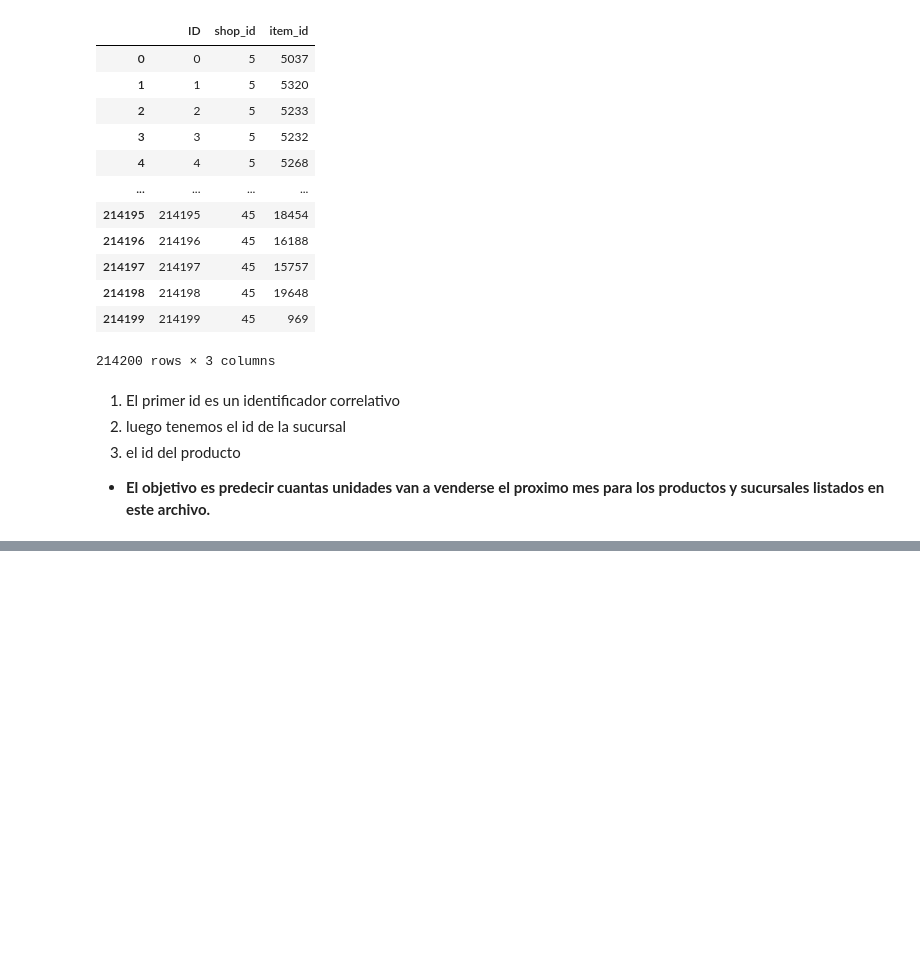
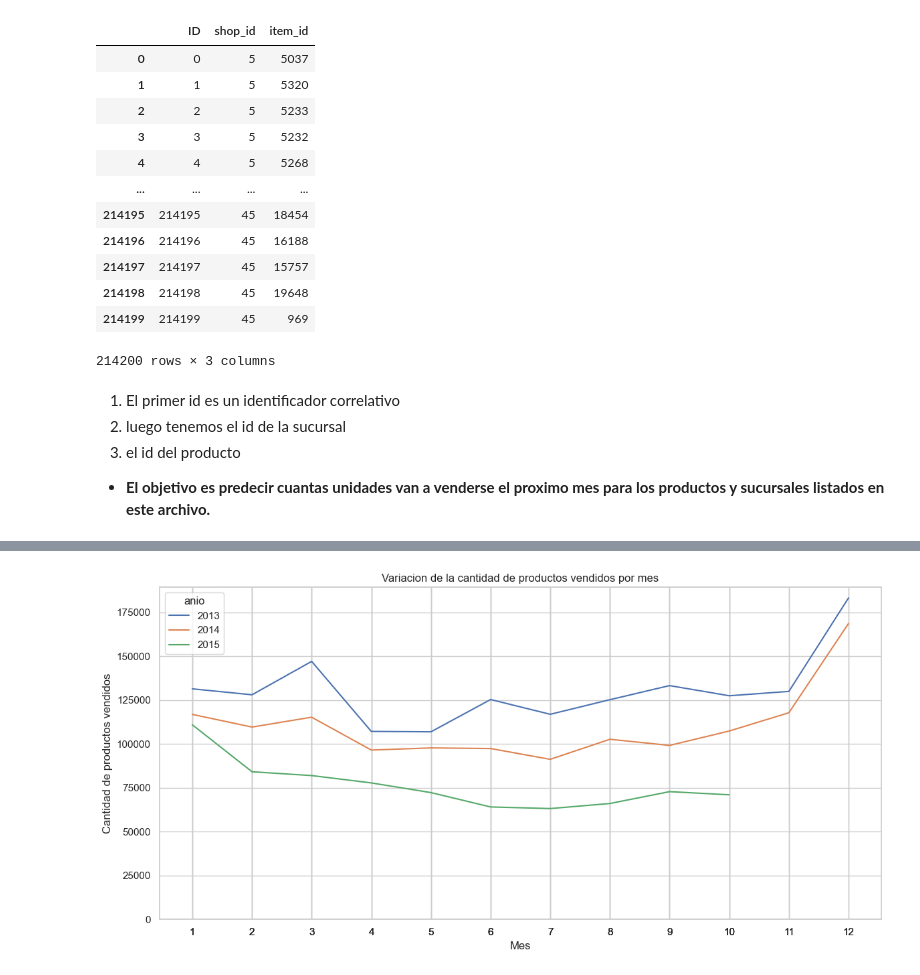
Before and after one commit to agpelliciari/TP2-Organizacion-De-Datos, a Jupyter notebook: TP2.ipynb, the cells around one changed output, grey strips where cells are left out. Drawn from its saved outputs; the diff is of its cells as text; code cells hidden in the pictures; blank space fills up the shorter version.

```diff
--- a/TP2.ipynb
+++ b/TP2.ipynb
@@ -111,0 +237,27 @@ test
+# %%
+def modificando(numero):
+    if (numero < 12):
+        return numero + 1
+    elif (numero < 24):
+        return (numero - 12) + 1
+    else:
+        return (numero - 24) + 1
+# %%
+ventas_totales_por_mes['date_block_num'] = ventas_totales_por_mes['date_block_num'].apply(modificando)
+# %%
+plt.figure(figsize=(12, 6))
+
+sns.lineplot(data=ventas_totales_por_mes, x="date_block_num", y="item_cnt_day", hue="anio")
+
+plt.title('Variacion de la cantidad de productos vendidos por mes')
+
+plt.xlabel('Mes')
+plt.xticks(ventas_totales_por_mes['date_block_num'])
+
+plt.ylabel('Cantidad de productos vendidos')
+plt.ylim(0)
+
+plt.tight_layout()
+plt.show()
+# %% [output]
+[figure, added]
```
Also changed, not shown: parts of 17 cells of this notebook.
